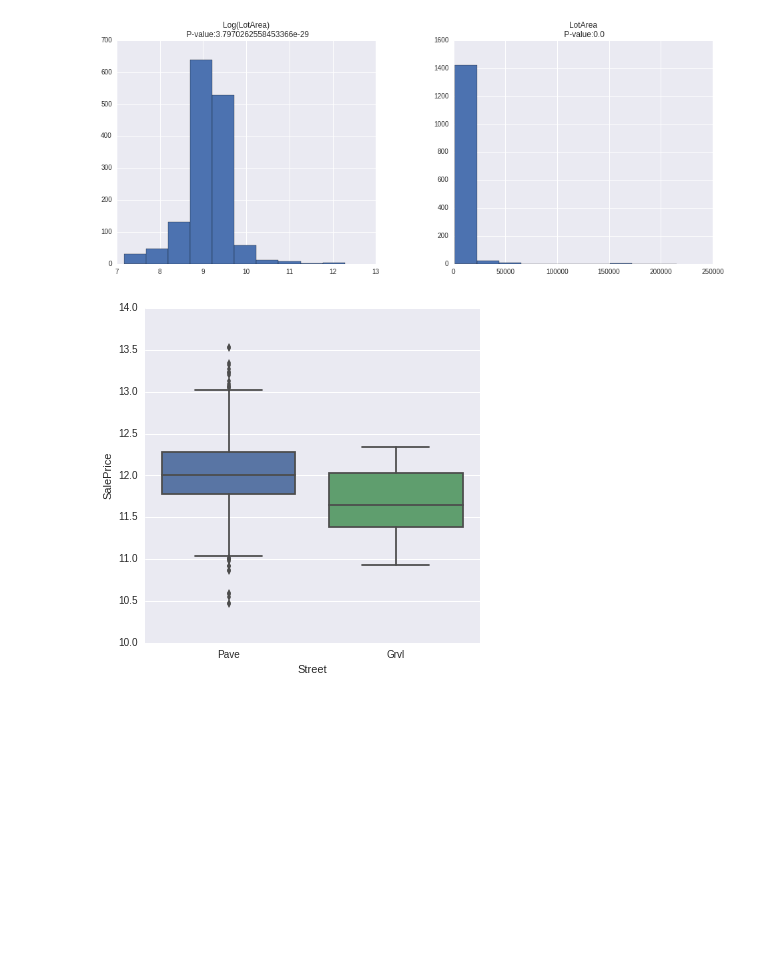
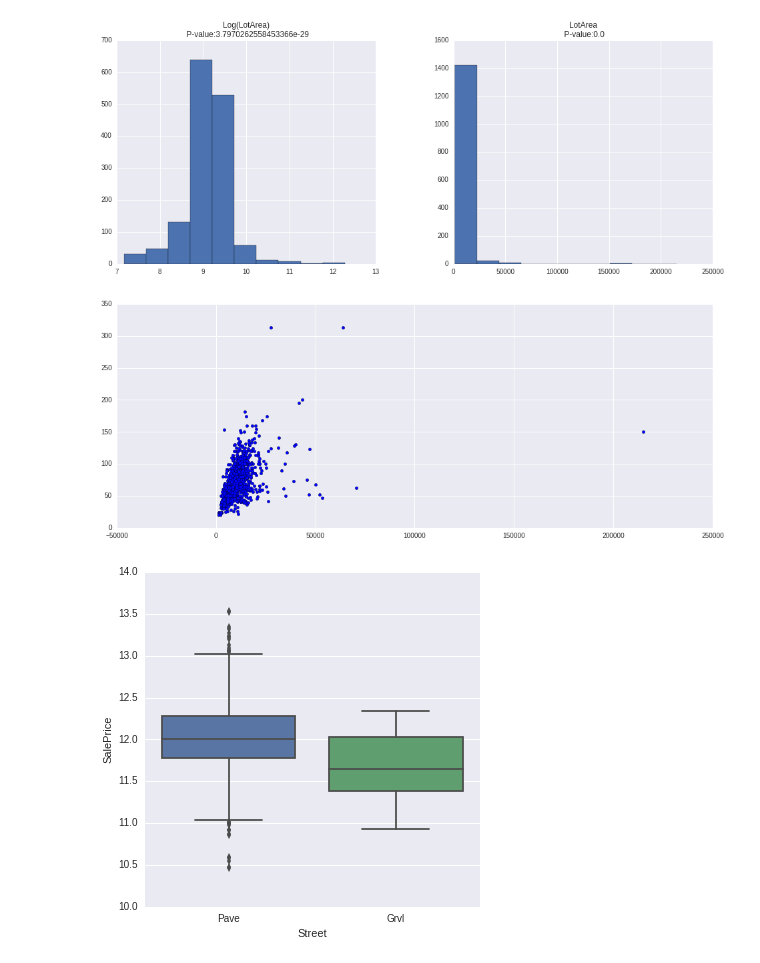
Before and after one commit to rehassachdeva/House-Prices-Advanced-Regression-Techniques---Kaggle-Competition, a Jupyter notebook: house_prices_predictor.ipynb, the cells around one changed output. Drawn from its saved outputs; the diff is of its cells as text; code cells hidden in the pictures; blank space fills up the shorter version.

```diff
--- a/house_prices_predictor.ipynb
+++ b/house_prices_predictor.ipynb
@@ -48,6 +49,29 @@ data = pd.concat((train.loc[:, 'MSSubClass':'SaleCondition'],
                   test.loc[:, 'MSSubClass':'SaleCondition']), ignore_index=True)
 # %%
 # MSSubClass, although numerical values, but actually represent categories
+# Reward good MSSubClass based on boxplot.
+IsMSSubClassGood = data.MSSubClass.replace(
+    {
+        20: 1,
+        30: 0,
+        40: 0,
+        45: 0,
+        50: 0,
+        60: 1,
+        70: 0,
+        75: 0,
+        80: 0,
+        85: 0,
+        90: 0,
+        120: 1,
+        150: 0,
+        160: 0,
+        180: 0,
+        190: 0
+    }
+)
+data["IsMSSubClassGood"] = IsMSSubClassGood
+
 data = data.replace(
     {
         'MSSubClass': {
@@ -116,8 +140,21 @@ array([[<matplotlib.axes._subplots.AxesSubplot object at 0x...>,
 # %%
 # We still have to do something about missing values of LotFrontage and LotArea
 # For now filling them with zeros
-data.loc[data.LotFrontage.isnull(), "LotFrontage"] = 0
-data.loc[data.LotArea.isnull(), "LotArea"] = 0
+# data.loc[data.LotFrontage.isnull(), "LotFrontage"] = 0
+# data.loc[data.LotArea.isnull(), "LotArea"] = 0
+
+# Trying polynomial fitting treatment
+x = data.loc[np.logical_not(data["LotFrontage"].isnull()), "LotArea"]
+y = data.loc[np.logical_not(data["LotFrontage"].isnull()), "LotFrontage"]
+
+plt.scatter(x, y)
+
+t = (x <= 25000) & (y <= 150)
+p = np.polyfit(x[t], y[t], 1)
+data.loc[data.LotFrontage.isnull(), 'LotFrontage'] = \
+np.polyval(p, data.loc[data['LotFrontage'].isnull(), 'LotArea'])
+# %% [output]
+[figure, added]
 # %%
 # Street, no missing values
 plt.rcParams['figure.figsize'] = (6.0, 6.0)
```
Also changed, not shown: parts of 5 cells of this notebook.
